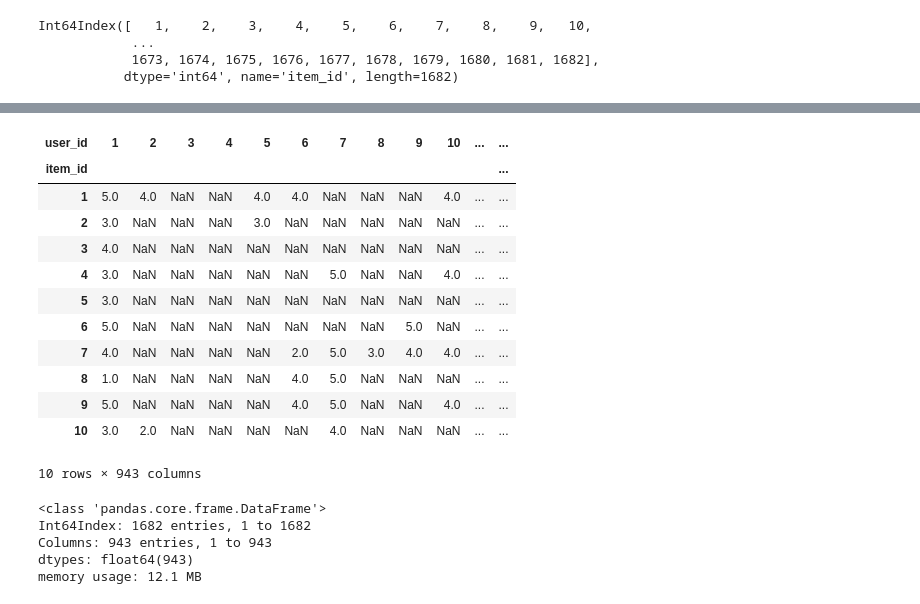
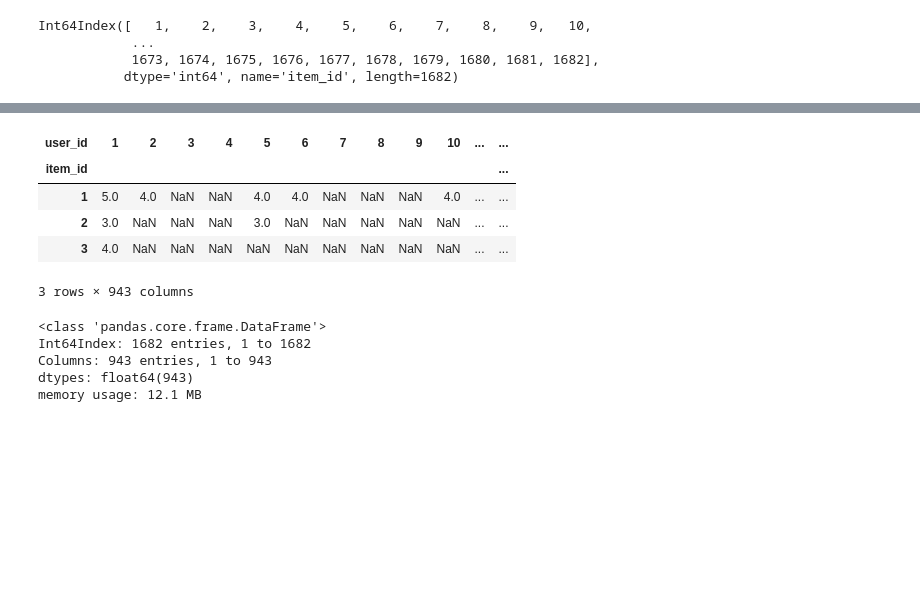
Before and after one commit to ali-d-nasseri/Recommender-System, a Jupyter notebook: Recommender Project.ipynb, the cells around one changed output, grey strips where cells are left out. Cells and saved outputs as stored; diff of their text form; code cells hidden in the pictures; blank space fills up the shorter version.

```diff
--- a/Recommender Project.ipynb
+++ b/Recommender Project.ipynb
@@ -326,19 +267,12 @@ Name: 943, dtype: float64
 # %%
-moviematrix.head(10)
+moviematrix.head(3)
 # %% [output]
 | user_id | 1 | 2 | 3 | 4 | 5 | 6 | 7 | 8 | 9 | 10 | ... | ... |
 | item_id |  |  |  |  |  |  |  |  |  |  |  | ... |
 | 1 | 5.0 | 4.0 | NaN | NaN | 4.0 | 4.0 | NaN | NaN | NaN | 4.0 | ... | ... |
 | 2 | 3.0 | NaN | NaN | NaN | 3.0 | NaN | NaN | NaN | NaN | NaN | ... | ... |
 | 3 | 4.0 | NaN | NaN | NaN | NaN | NaN | NaN | NaN | NaN | NaN | ... | ... |
-| 4 | 3.0 | NaN | NaN | NaN | NaN | NaN | 5.0 | NaN | NaN | 4.0 | ... | ... |
-| 5 | 3.0 | NaN | NaN | NaN | NaN | NaN | NaN | NaN | NaN | NaN | ... | ... |
-| 6 | 5.0 | NaN | NaN | NaN | NaN | NaN | NaN | NaN | 5.0 | NaN | ... | ... |
-| 7 | 4.0 | NaN | NaN | NaN | NaN | 2.0 | 5.0 | 3.0 | 4.0 | 4.0 | ... | ... |
-| 8 | 1.0 | NaN | NaN | NaN | NaN | 4.0 | 5.0 | NaN | NaN | NaN | ... | ... |
-| 9 | 5.0 | NaN | NaN | NaN | NaN | 4.0 | 5.0 | NaN | NaN | 4.0 | ... | ... |
-| 10 | 3.0 | 2.0 | NaN | NaN | NaN | NaN | 4.0 | NaN | NaN | NaN | ... | ... |
-10 rows × 943 columns
+3 rows × 943 columns
 # %%
 moviematrix.info()
 # %% [output]
```
Also changed, not shown: parts of 43 cells of this notebook, 1 other file.
